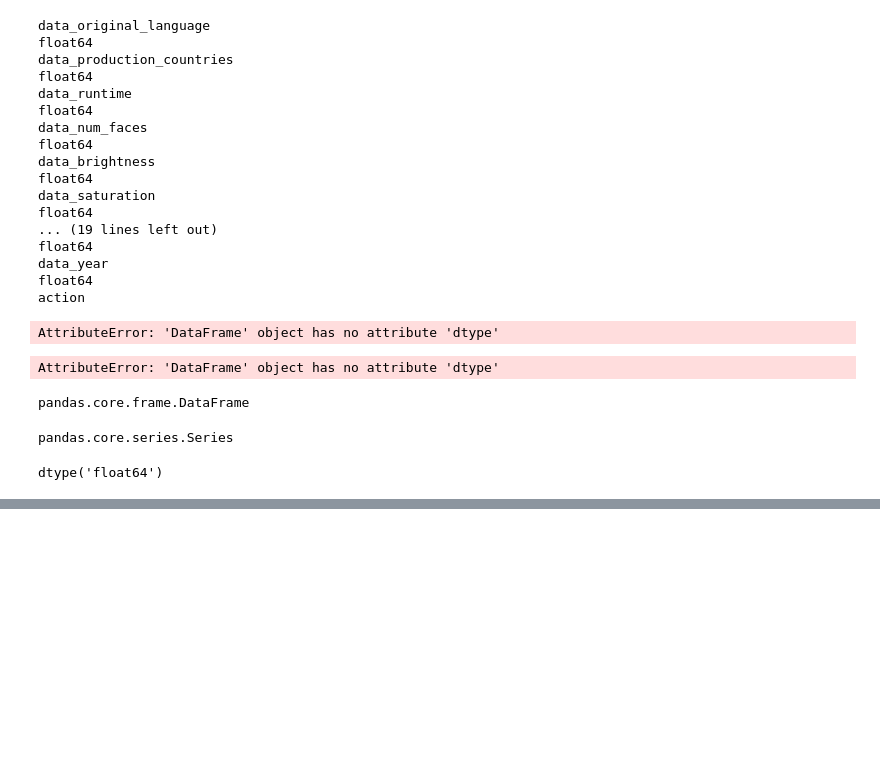
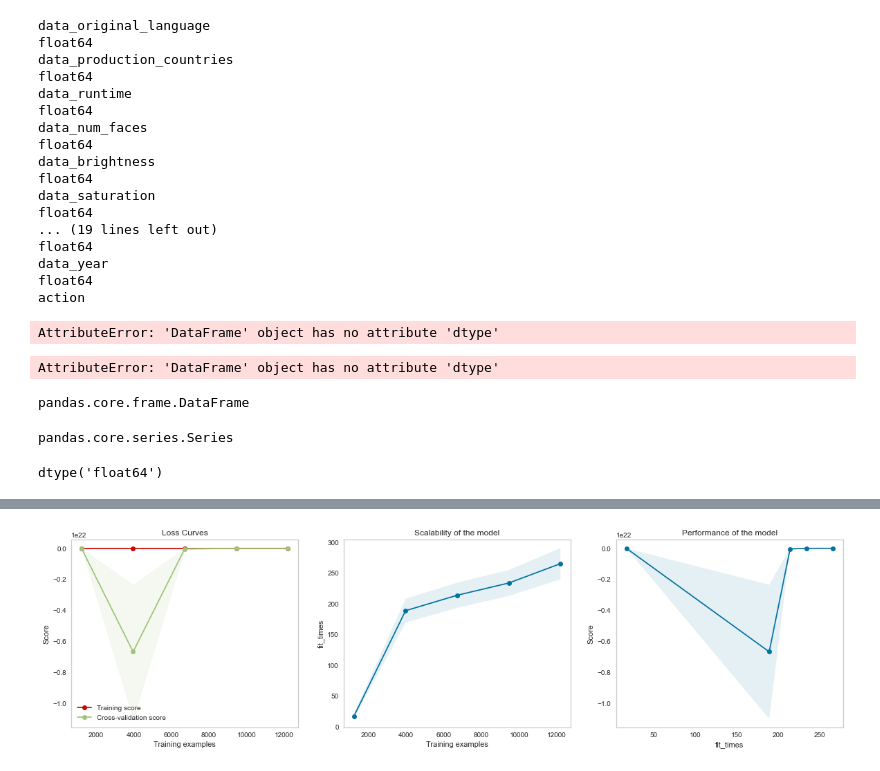
Before and after one commit to PritishWadhwa/IMDb-Movie-Rating-Predictor, a Jupyter notebook: masterCopy.ipynb, the cells around one changed output, grey strips where cells are left out. Saved outputs shown, nothing was run; the diff lists cells and outputs as text; code cells hidden in the pictures; blank space fills up the shorter version.

```diff
--- a/masterCopy.ipynb
+++ b/masterCopy.ipynb
@@ -980,0 +1124,4 @@ dtype('float64')
+# %%
+plot_learning_curve(linearRegression, "Loss Curves",
+                    train_X, train_data['data_IMDBscore'], cv=5, n_jobs=5)
+# %% [output]
@@ -980,0 +1129 @@ dtype('float64')
+[figure, added]
```
Also changed, not shown: parts of 22 cells of this notebook.
